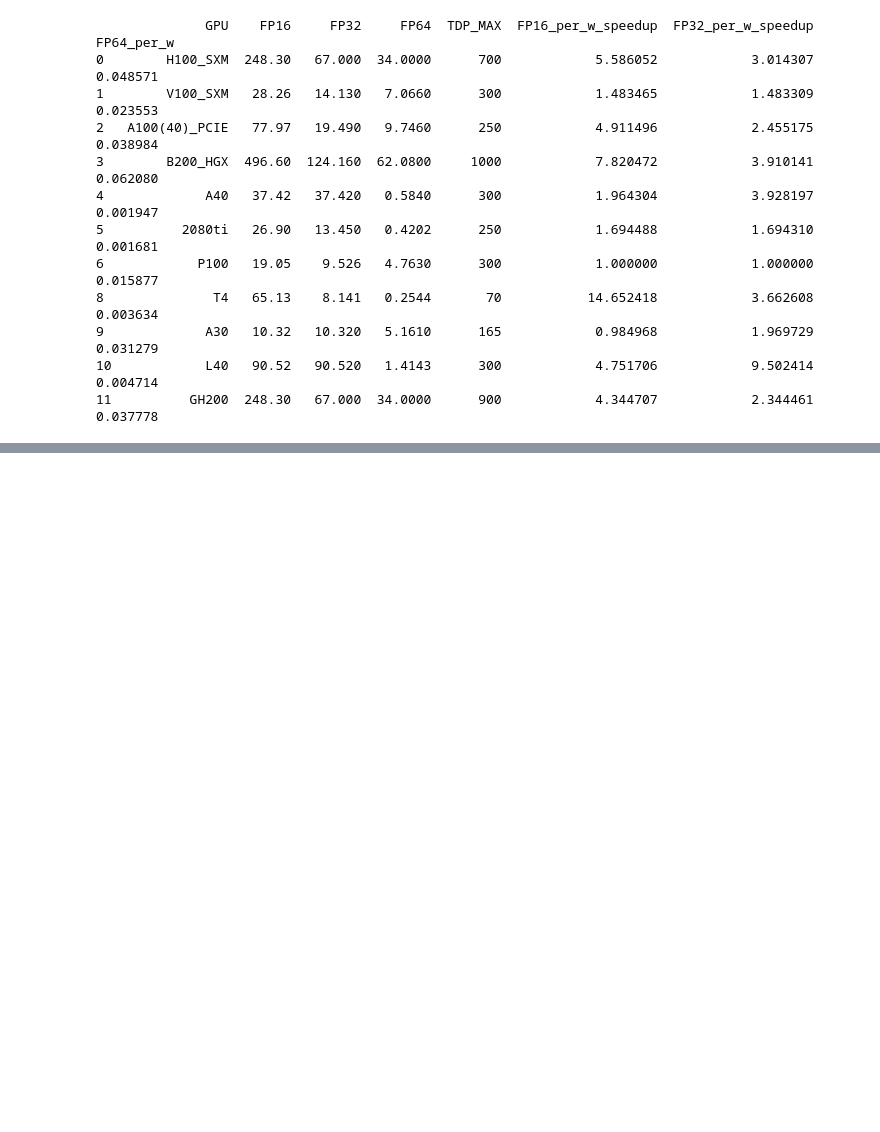
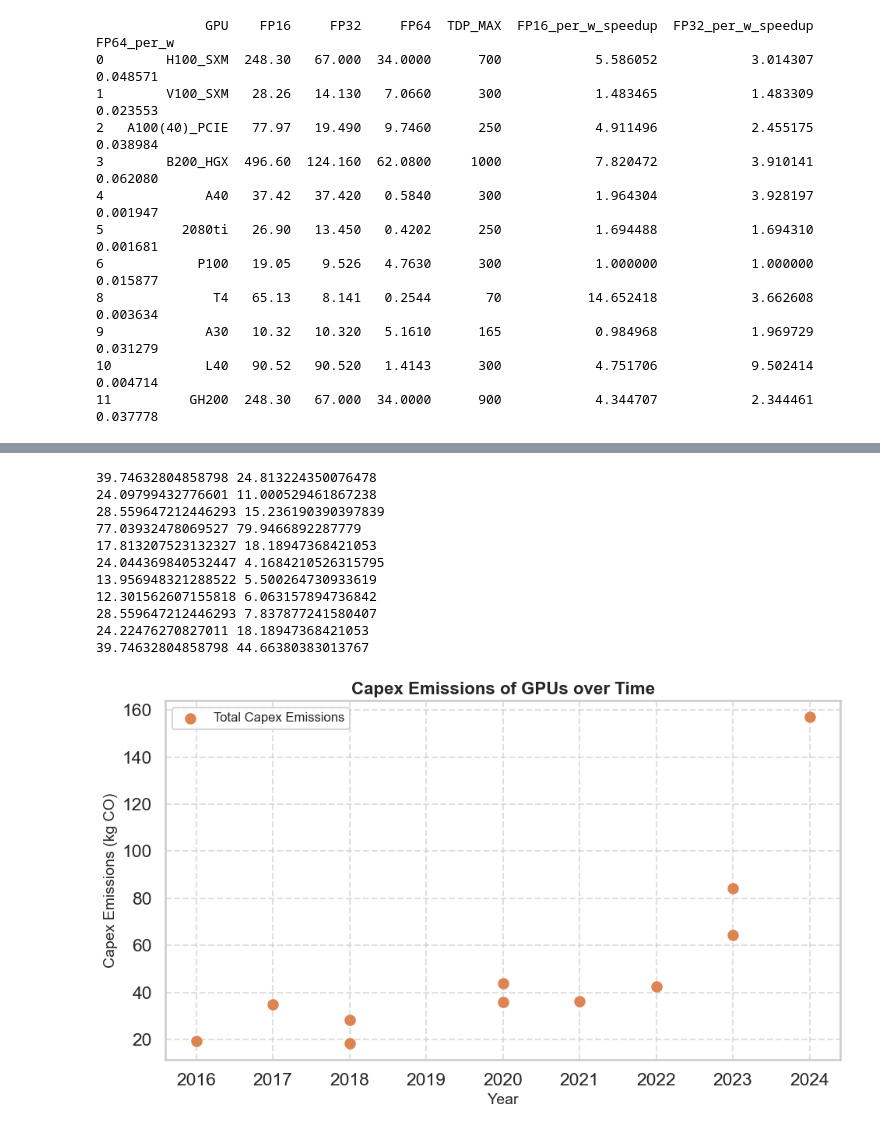
Before and after one commit to hpides/gpu-lifecycle-analysis, a Jupyter notebook: notebooks/plots.ipynb, the cells around one changed output, grey strips where cells are left out. Cells and saved outputs as stored; diff of their text form; code cells hidden in the pictures; blank space fills up the shorter version.

```diff
--- a/notebooks/plots.ipynb
+++ b/notebooks/plots.ipynb
@@ -557,0 +666,55 @@ Generating heatmap for workload=FP64, scaling=Emissions Scaling, country=Ireland
+# %%
+# Apply capex emissions calculation to each row
+df["CAPEX_TOTAL"] = df.apply(
+    lambda row: calculate_capex_emissions(
+        process_node=row["PROCESS"],
+        die_size=row["DIE_SIZE"],
+        hbm_stacks=row["HBM_STACKS"],
+        memory_type=row["MEMORY_TYPE"],
+        vram_capacity=row["VRAM"],
+        name=row["GPU"]
+    ),
+    axis=1
+)
+
+
+# Sort by year
+df_sorted = df.sort_values("YEAR")
+
+# Create figure
+fig, ax = plt.subplots(figsize=(10, 6))
+
+# Scatter plot of emissions vs year
+ax.scatter(
+    df_sorted["YEAR"], df_sorted["CAPEX_TOTAL"],
+    s=80, c="C1", marker="o", label="Total Capex Emissions"
+)
+
+# Labels and title
+ax.set_ylabel("Capex Emissions (kg CO)", fontsize=14)
+ax.set_xlabel("Year", fontsize=14)
+ax.set_title("Capex Emissions of GPUs over Time", fontsize=16, weight="bold")
+
+# Grid
+ax.grid(True, linestyle="--", alpha=0.6)
+
+# Legend
+ax.legend(fontsize=12)
+
+# Layout fix (safer than sns tight_layout)
+fig.tight_layout()
+
+plt.show()
+# %% [output]
+39.74632804858798 24.813224350076478
+24.09799432776601 11.000529461867238
+28.559647212446293 15.236190390397839
+77.03932478069527 79.9466892287779
+17.813207523132327 18.18947368421053
+24.044369840532447 4.1684210526315795
+13.956948321288522 5.500264730933619
+12.301562607155818 6.063157894736842
+28.559647212446293 7.837877241580407
+24.22476270827011 18.18947368421053
+39.74632804858798 44.66380383013767
+[figure, added]
```
Also changed, not shown: parts of 7 cells of this notebook, 24 other files.
